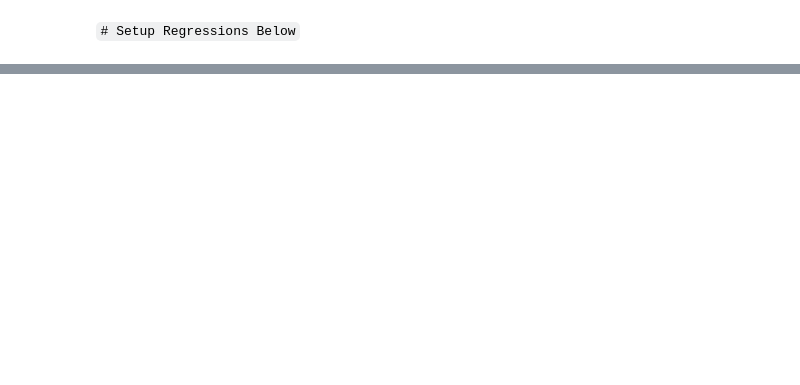
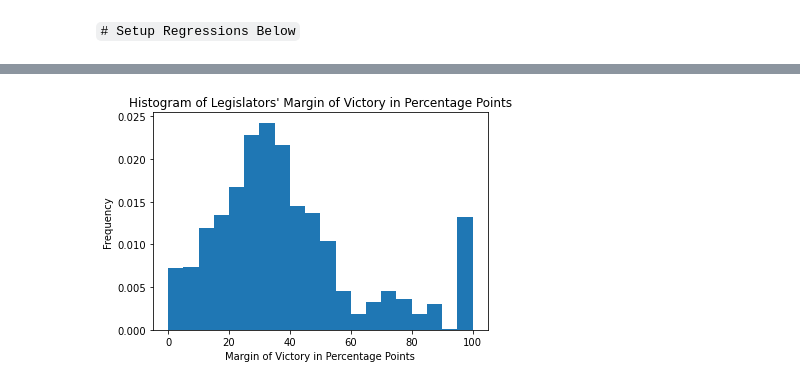
Before and after one commit to kwkak37/CompMethods2021-KohKW, a Jupyter notebook: BufferStockTheory.ipynb, the cells around one changed output, grey strips where cells are left out. Cells and saved outputs as stored; diff of their text form; code cells hidden in the pictures; blank space fills up the shorter version.

```diff
--- a/BufferStockTheory.ipynb
+++ b/BufferStockTheory.ipynb
@@ -51,0 +52,8 @@ OwnData
+# %%
+fig = plt.hist(OwnData.mov_past, bins=np.linspace(0,100,21), density=True)
+plt.title('Histogram of Legislators\' Margin of Victory in Percentage Points')
+plt.xlabel('Margin of Victory in Percentage Points')
+plt.ylabel('Frequency')
+plt.savefig("TestFig1",transparent=False)
+# %% [output]
+[figure, added]
```
Also changed, not shown: parts of 7 cells of this notebook, 21 other files.
